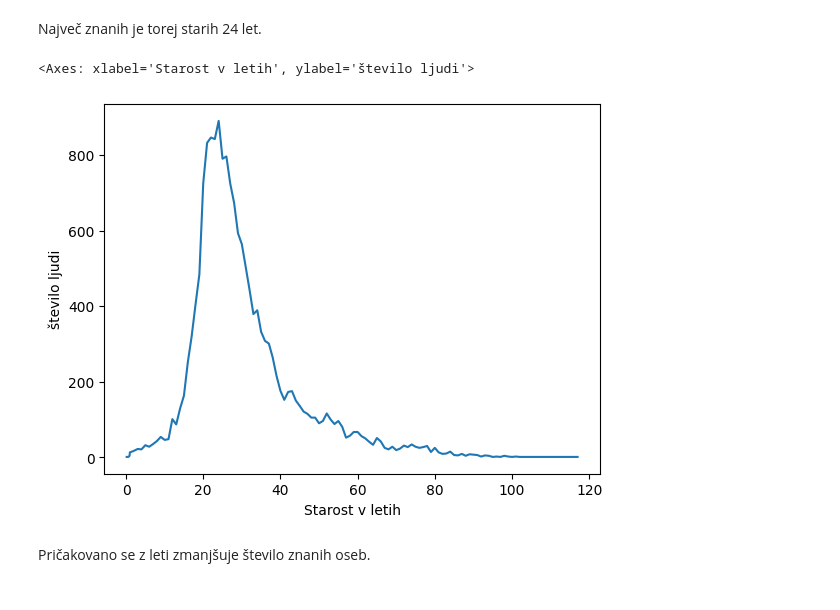
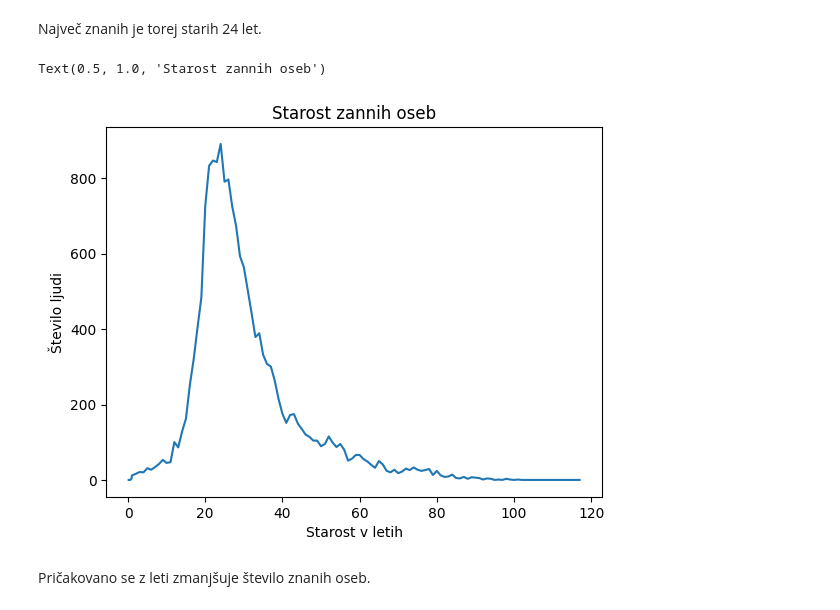
Before and after one commit to JasminaMazej/Projektna-naloga, a Jupyter notebook: analiza.ipynb, the cells around one changed output. Drawn from its saved outputs; the diff is of its cells as text; code cells hidden in the pictures.

```diff
--- a/analiza.ipynb
+++ b/analiza.ipynb
@@ -202,10 +206,11 @@ Length: 111, dtype: int64
 # %% [markdown]
 Največ znanih je torej starih 24 let.
 # %%
-starost.plot(ylabel = 'število ljudi')
+starost.plot(ylabel = 'Število ljudi')
+plt.title('Starost zannih oseb')
 # %% [output]
-<Axes: xlabel='Starost v letih', ylabel='število ljudi'>
+Text(0.5, 1.0, 'Starost zannih oseb')
-[figure, old version]
+[figure, new version]
 # %% [markdown]
 Pričakovano se z leti zmanjšuje število znanih oseb.
 # %% [markdown]
```
Also changed, not shown: parts of 5 cells of this notebook, 2 other files.
